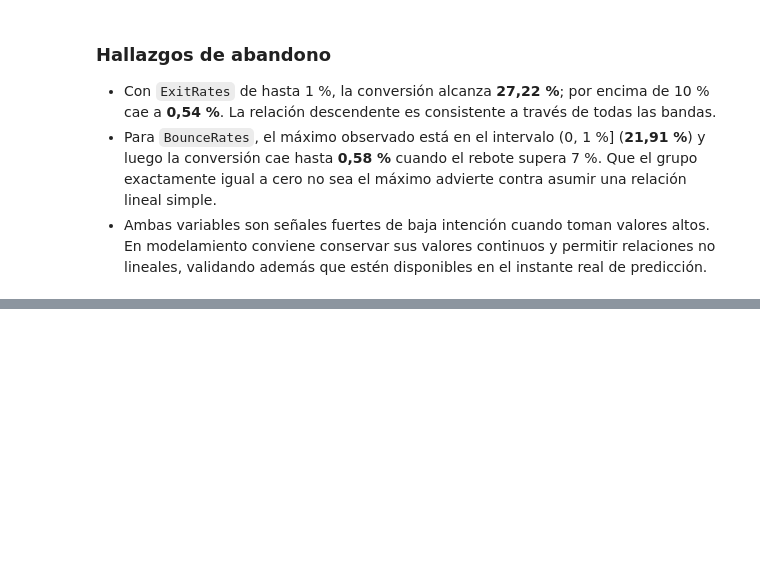
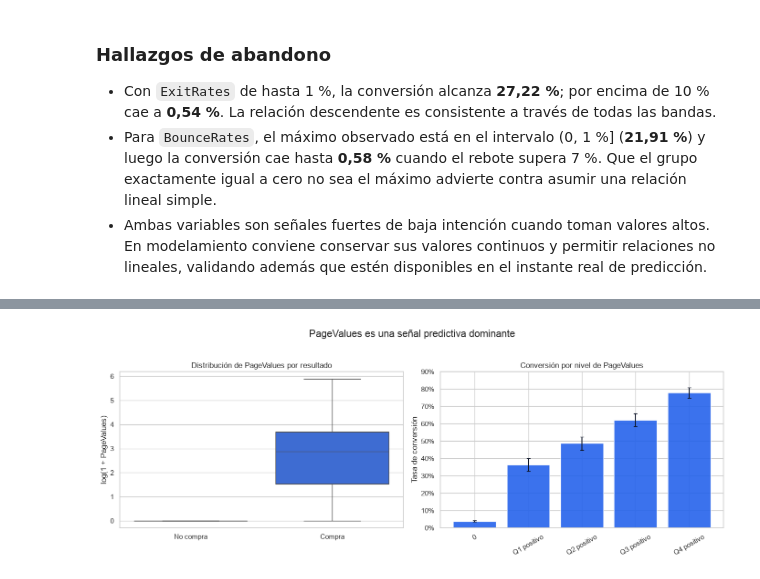
Before and after one commit to aladelca/maia_despliegue_soluciones_microproyecto, a Jupyter notebook: notebooks/09_eda_business_purchase_probability.ipynb, the cells around one changed output, grey strips where cells are left out. Drawn from its saved outputs; the diff is of its cells as text; code cells hidden in the pictures; blank space fills up the shorter version.

Commit message:
docs(eda): analizar PageValues y sintetizar hallazgos

```diff
--- a/notebooks/09_eda_business_purchase_probability.ipynb
+++ b/notebooks/09_eda_business_purchase_probability.ipynb
@@ -296,0 +338,27 @@ plt.show()
+# %%
+fig, axes = plt.subplots(1, 2, figsize=(14, 5))
+sns.boxplot(
+    data=sessions.assign(log_page_values=np.log1p(sessions['PageValues'])),
+    x='Revenue',
+    y='log_page_values',
+    hue='Revenue',
+    legend=False,
+    palette={False: NO_PURCHASE_COLOR, True: PURCHASE_COLOR},
+    showfliers=False,
+    ax=axes[0],
+)
+axes[0].set(
+    title='Distribución de PageValues por resultado',
+    xlabel='',
+    ylabel='log(1 + PageValues)',
+    xticks=[0, 1],
+    xticklabels=['No compra', 'Compra'],
+)
+plot_conversion(axes[1], page_value_conversion, 'Conversión por nivel de PageValues')
+axes[1].set_ylim(0, 0.90)
+fig.suptitle('PageValues es una señal predictiva dominante', fontsize=16, y=1.03)
+fig.tight_layout()
+fig.savefig(FIGURES_PATH / 'andres_eda_page_values.png', dpi=160, bbox_inches='tight')
+plt.show()
+# %% [output]
+[figure, added]
```
Also changed, not shown: parts of 8 cells of this notebook, 2 other files.
